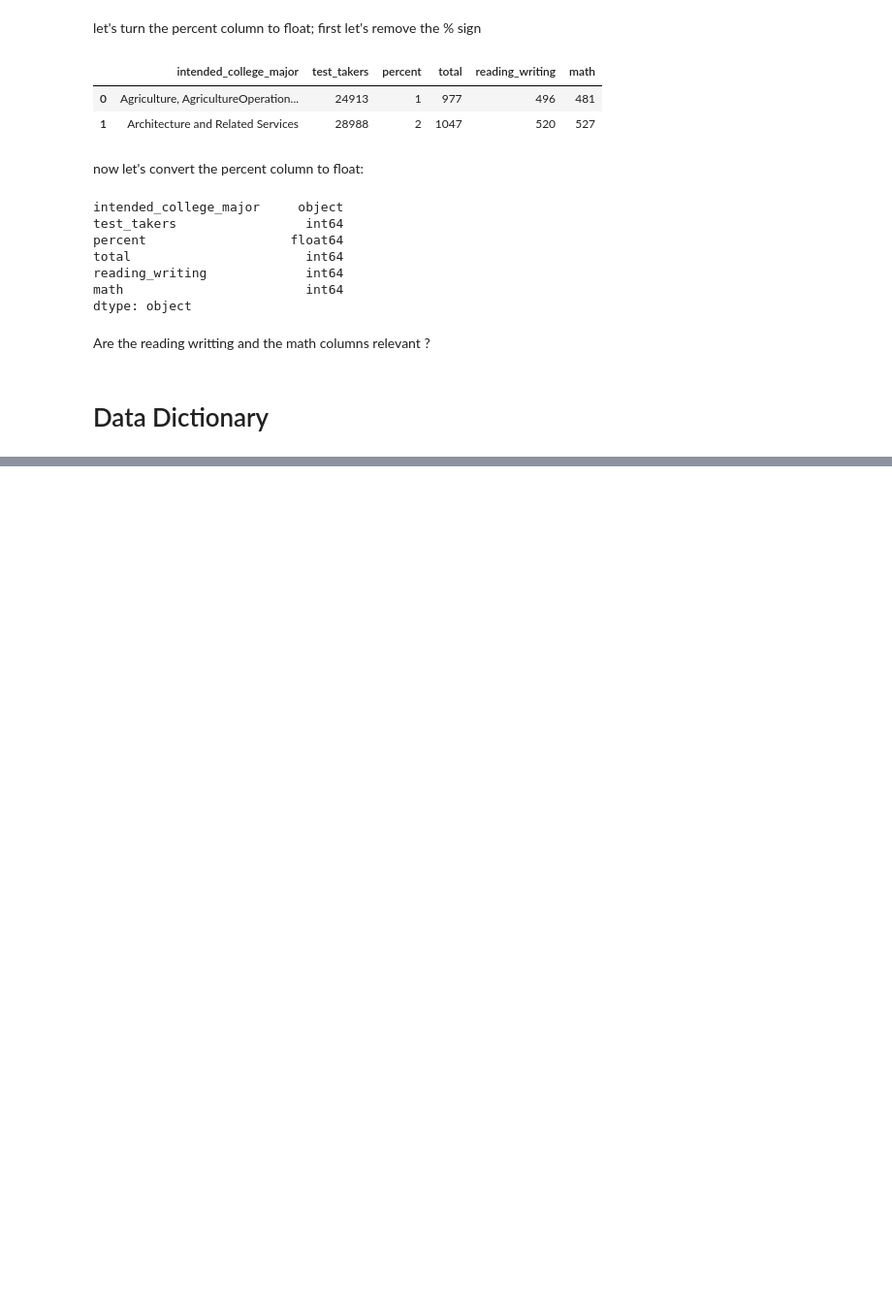
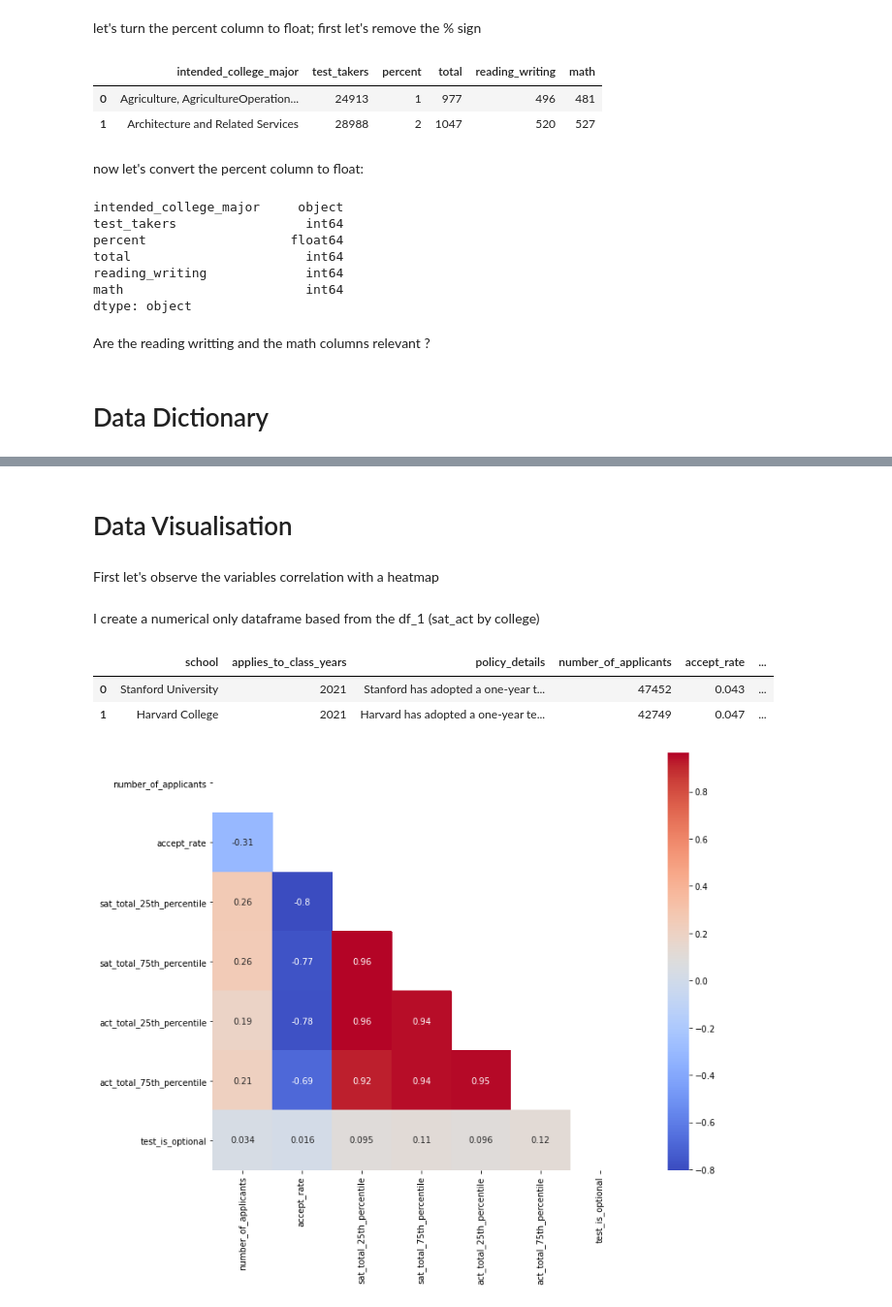
Before and after one commit to chiefeno/Project-1, a Jupyter notebook: revised project 1 - Johann Baydeer.ipynb, the cells around one changed output, grey strips where cells are left out. Shown at 97% size. Cells and saved outputs as stored; diff of their text form; code cells hidden in the pictures; blank space fills up the shorter version.

```diff
--- a/revised project 1 - Johann Baydeer.ipynb
+++ b/revised project 1 - Johann Baydeer.ipynb
@@ -504,0 +790,24 @@ Are the reading writting and the math columns relevant ?
+# %% [markdown]
+# Data Visualisation
+# %% [markdown]
+First let's observe the variables correlation with a heatmap
+# %% [markdown]
+I create a numerical only dataframe based from the df_1 (sat_act by college)
+# %%
+df_1.head(2)
+# %% [output]
+|  | school | applies_to_class_years | policy_details | number_of_applicants | accept_rate | ... |
+| 0 | Stanford University | 2021 | Stanford has adopted a one-year t... | 47452 | 0.043 | ... |
+| 1 | Harvard College | 2021 | Harvard has adopted a one-year te... | 42749 | 0.047 | ... |
+# %%
+numerical_df1 = df_1.drop(['school', 'applies_to_class_years', 'policy_details'], axis=1)
+# %%
+plt.figure(figsize = (16,9))
+corr = numerical_df1.corr()
+
+mask = np.zeros_like(corr)
+mask[np.triu_indices_from(mask)] = True
+
+sns.heatmap(corr, mask = mask, square = True, cmap = 'coolwarm', annot = True);
+# %% [output]
+[figure, added]
```
Also changed, not shown: parts of 74 cells of this notebook.
